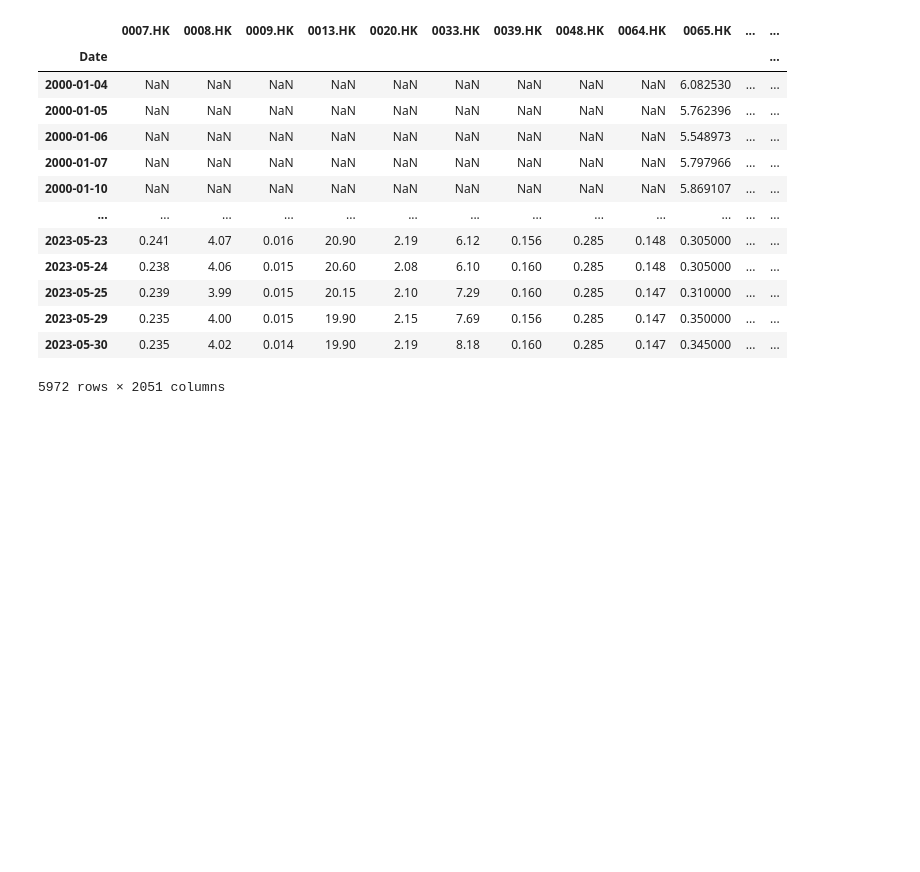
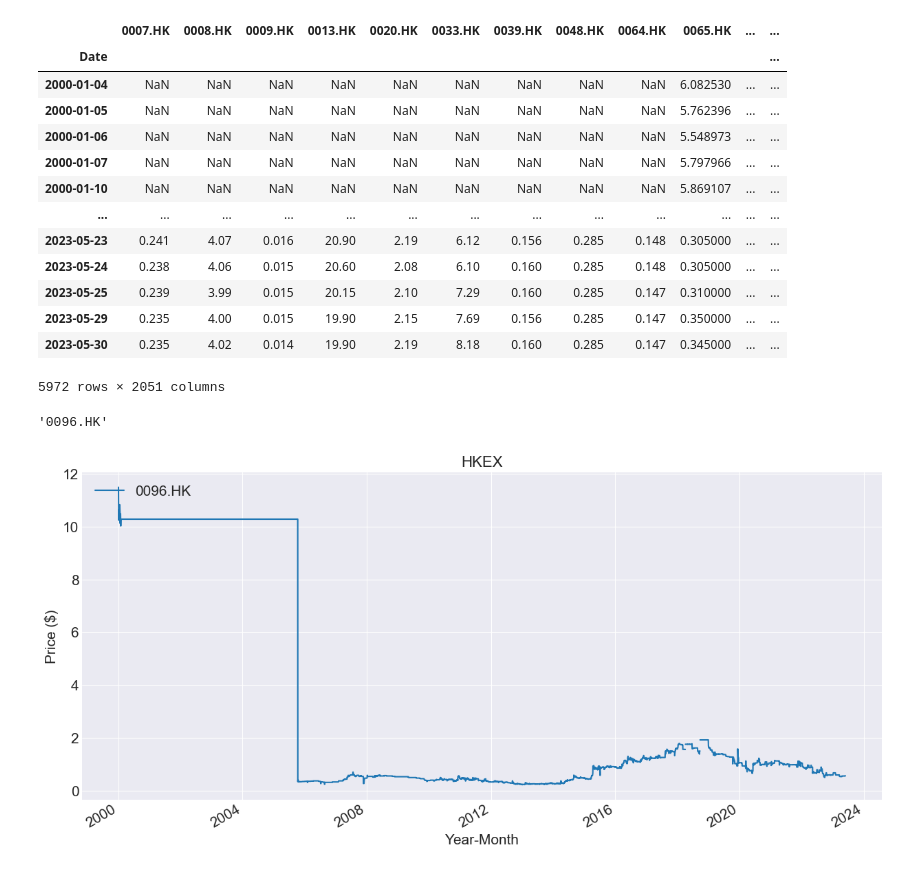
Before and after one commit to ckyma/exchatbook, a Jupyter notebook: getYahooData.ipynb, the cells around one changed output. Cells and saved outputs as stored; diff of their text form; code cells hidden in the pictures; blank space fills up the shorter version.

```diff
--- a/getYahooData.ipynb
+++ b/getYahooData.ipynb
@@ -248,3 +420,26 @@ adj_close_data.drop(pd.to_datetime("2000-01-03"))
 | 2023-05-29 | 0.235 | 4.00 | 0.015 | 19.90 | 2.15 | 7.69 | 0.156 | 0.285 | 0.147 | 0.350000 | ... | ... |
 | 2023-05-30 | 0.235 | 4.02 | 0.014 | 19.90 | 2.19 | 8.18 | 0.160 | 0.285 | 0.147 | 0.345000 | ... | ... |
 5972 rows × 2051 columns
+# %%
+adj_close_data["0096.HK"].name
+# %% [output]
+'0096.HK'
+# %%
+# Set the figure size
+ax = plt.figure(figsize=(15, 7))
+
+# Plot both futures close prices
+ax = adj_close_data["0096.HK"].plot(label=adj_close_data["0096.HK"].name)
+
+# Set the title and axis labels and sizes
+plt.title('HKEX', fontsize=16)
+ax.set_xlabel('Year-Month', fontsize=15)
+ax.set_ylabel('Price ($)', fontsize=15)
+ax.tick_params(axis='both', labelsize=15)
+h1, l1 = ax.get_legend_handles_labels()
+ax.legend(h1, l1, loc=2, prop={'size': 15})
+
+# Show the plot
+plt.show()
+# %% [output]
+[figure, added]
```
Also changed, not shown: parts of 22 cells of this notebook, 1 other file.
